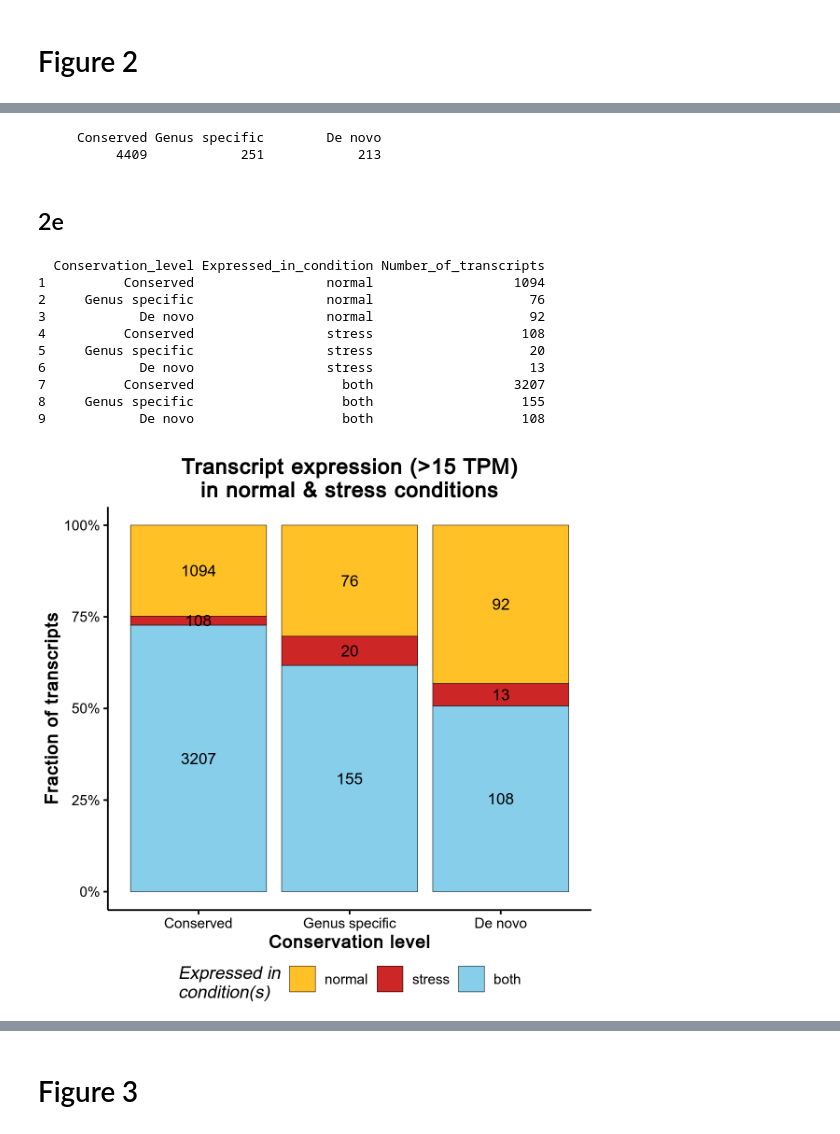
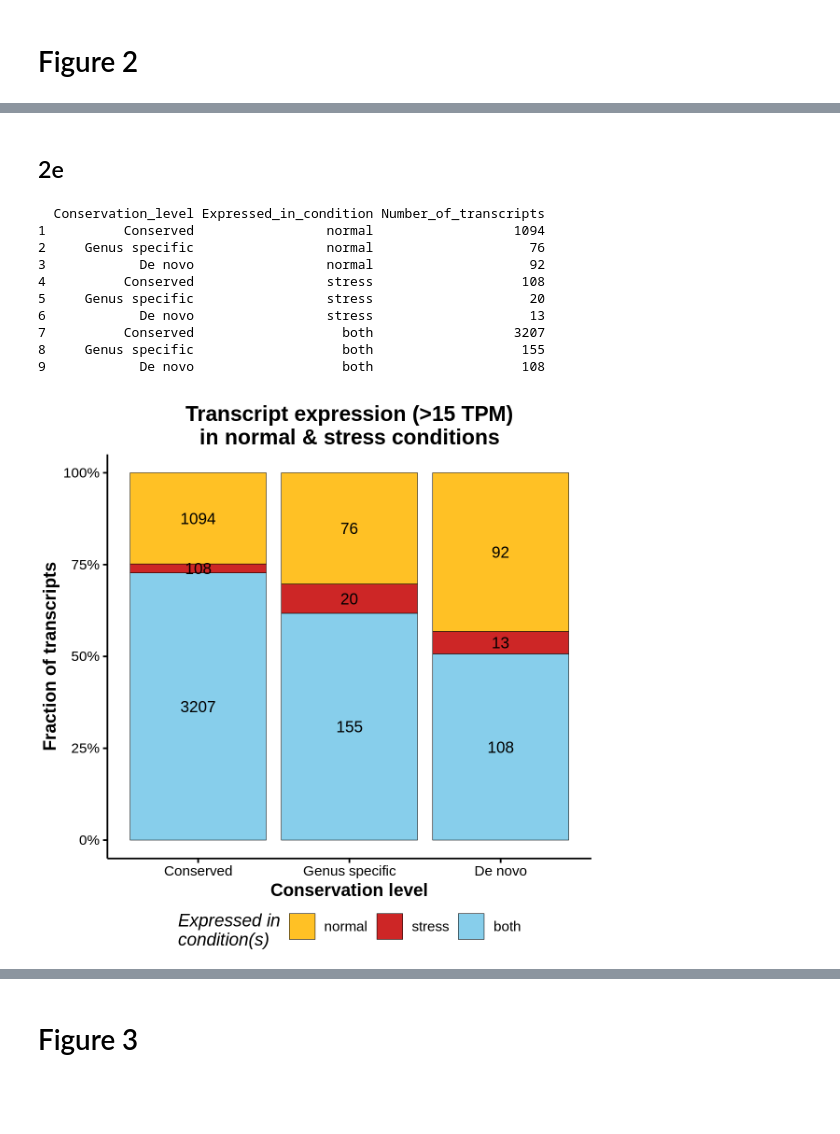
Before and after one commit to willblev/Blevins_etal_2020, a Jupyter notebook: Figures.ipynb, the cells around one changed output, grey strips where cells are left out. Saved outputs shown, nothing was run; the diff lists cells and outputs as text; code cells hidden in the pictures; blank space fills up the shorter version.

```diff
--- a/Figures.ipynb
+++ b/Figures.ipynb
@@ -413,43 +389,35 @@ grid.arrange(left,middle, right, ncol=3, nrow=1, widths=c(2.5,4,3), heights=1)
 ## 2d
 
 <img src="photos_and_figures/figure_2d.png" width="60%">
-# %%
-%%R
-Blevins_etal_dataset$complete_transcriptome$conservation_level<- factor(Blevins_etal_dataset$complete_transcriptome$conservation_level, levels = c( "Conserved","Genus specific","De novo"))
-Blevins_etal_dataset$complete_transcriptome$expressed_in_condition_15_15<- factor(Blevins_etal_dataset$complete_transcriptome$expressed_in_condition_15_15, levels = c( "normal","stress","both"))
-table(subset(Blevins_etal_dataset$complete_transcriptome,Blevins_etal_dataset$complete_transcriptome$expressed_in_condition_15_15!='neither')$conservation_level)
-# %% [output]
-     Conserved Genus specific        De novo
-          4409            251            213
 # %% [markdown]
 ## 2e
 # %%
 %%R -w 1200 -h 1200 -u px
 
 table_condition_by_conservation_level <- as.data.frame(table(subset(Blevins_etal_dataset$complete_transcriptome,Blevins_etal_dataset$complete_transcriptome$expressed_in_condition_15_15!='neither')$conservation_level,subset(Blevins_etal_dataset$complete_transcriptome,Blevins_etal_dataset$complete_transcriptome$expressed_in_condition_15_15!='neither')$expressed_in_condition_15_15))
     names(table_condition_by_conservation_level) <- c("Conservation_level","Expressed_in_condition","Number_of_transcripts")
-    show(table_condition_by_conservation_level)
 
 expression_by_condition<-ggplot(table_condition_by_conservation_level, aes(Conservation_level,Number_of_transcripts,  fill=Expressed_in_condition,label=Number_of_transcripts)) +
     labs(list(title = "Transcript expression (>15 TPM)\nin normal & stress conditions", x = "Conservation level", y = "Fraction of transcripts",fill="Expressed in\ncondition(s)"))+
     geom_bar(position = "fill",stat = "identity",colour="black")+
     scale_fill_manual(values = c('goldenrod1','firebrick3','skyblue'))+
     scale_y_continuous(labels = percent_format())+
     geom_text(size = 12, position = position_fill(vjust = 0.5))
     NULL
+
 expression_by_condition+theme_Single()
 # %% [output]
   Conservation_level Expressed_in_condition Number_of_transcripts
 1          Conserved                 normal                  1094
 2     Genus specific                 normal                    76
 3            De novo                 normal                    92
 4          Conserved                 stress                   108
 5     Genus specific                 stress                    20
 6            De novo                 stress                    13
 7          Conserved                   both                  3207
 8     Genus specific                   both                   155
 9            De novo                   both                   108
-[figure, old version]
+[figure, new version]
 # %%
 %%R -w 1200 -h 1200 -u px
 
```
Also changed, not shown: parts of 59 cells of this notebook, 1 other file.
